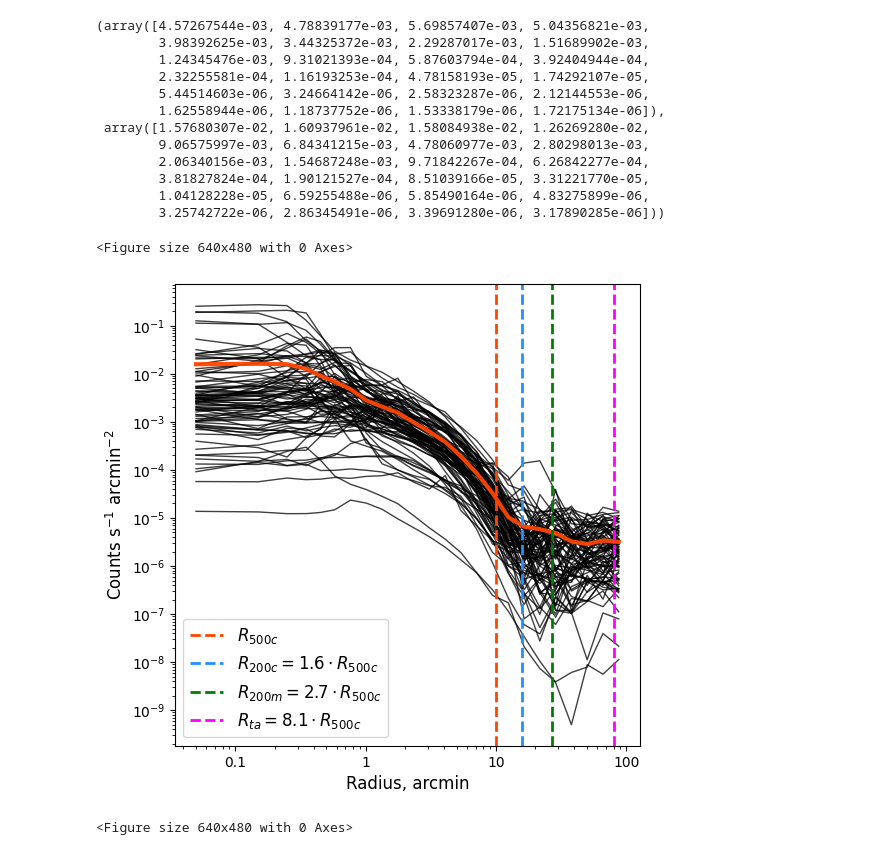
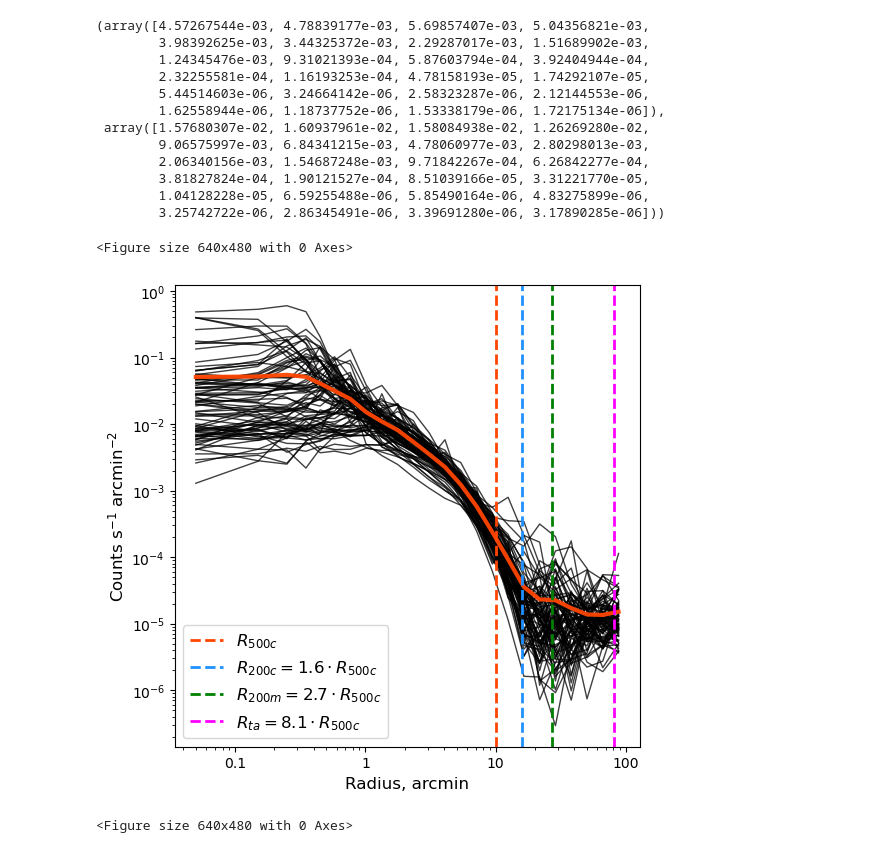
Before and after one commit to pi4imu/stacking, a Jupyter notebook: stacking_new.ipynb, the cells around one changed output. Cells and saved outputs as stored; diff of their text form; code cells hidden in the pictures.

```diff
--- a/stacking_new.ipynb
+++ b/stacking_new.ipynb
@@ -889,5 +878,5 @@ array([[2.61641083e-02, 3.36909567e-02, 2.97610342e-02, ...,
 # %%
-yarkosti = pd.read_csv("brpr-masked.csv", sep='\s+', header=None, index_col=0)
+yarkosti = pd.read_csv("brpr-0323-masked.csv", sep='\\s+', header=None, index_col=0)
 yarkosti.index = np.array(clusters.index[:])
 print(len(yarkosti))
 #display(yarkosti)
@@ -926,8 +915,33 @@ num1, num2
         3.81827824e-04, 1.90121527e-04, 8.51039166e-05, 3.31221770e-05,
         1.04128228e-05, 6.59255488e-06, 5.85490164e-06, 4.83275899e-06,
         3.25742722e-06, 2.86345491e-06, 3.39691280e-06, 3.17890285e-06]))
+# %%
+R500S = []
+reds = []
+
+for c in clusters.index[:84]:
+
+    snap_id_str = binned_clusters[c][1]   # id of photon list
+
+    if snap_id_str == '124':
+        zslice = 0.174192889973847
+    elif snap_id_str == '128':
+        zslice = 0.13708140389145
+    elif snap_id_str == '132':
+        zslice = 0.101142861718869
+    elif snap_id_str == '136':
+        zslice = 0.0663401914452304
+    elif snap_id_str == '140':
+        zslice = 0.032637492755919
+
+    cc = clusters.loc[c]
+    ztrue = cc["z_true"]
+    R_500 = cc["R500"]/0.704/(1+zslice)  # kpc
+
+    R500S.append(R_500)
+    reds.append(ztrue)
 # %%
-%run -i 'utils/scripts.py'
+%run -i 'utils/scripts_stacking.py'
 
 plt.figure(figsize=(6, 6))
 
@@ -948,6 +962,11 @@ for i in range(0, len(yarkosti_84[::])):
         llww=0
     else:
         llww=1
+
+    f1 = 1000/R500S[i]
+    f2 = E(reds[i])**(-4)*(1+reds[i])**3
+    factor = f1*f2
+    one = one*factor
 
     yar = yar + one
 
@@ -960,35 +979,35 @@ for i in range(0, len(yarkosti_84[::])):
              color='black')
 
 plt.plot(np.array(setka)/r500r*(10*998/1000),
          np.array(yar)/84,
          linewidth=3, marker='.',
          markersize=0, alpha=0.95,
          color='orangered')
 
 #plt.errorbar(np.array(setka)/r500r*(10*998/1000),
 #             np.array(yar)/84,
 #             xerr=err/r500r*(10*998/1000),
 #             linewidth=0, marker='.',
 #             markersize=3, alpha=0.95,
 #             elinewidth=1, capsize=0, color='orangered')
 
 plt.xlabel("Radius, arcmin", fontsize=12)  # "Radius in units of $R_{500}$")
 plt.ylabel("Counts s$^{{-1}}$ arcmin$^{{-2}}$", fontsize=12) # "Brightness in relative units")
 
 plt.xscale("log")
 plt.yscale("log")
 
 plt.axvline(10*998/1000, linestyle='--', color='orangered', label='$R_{500c}$', lw=2)
-plt.axvline(10*998/1000*1.6, linestyle='--', color='dodgerblue', label='$R_{200c} = 1.6 \cdot R_{500c}$', lw=2)
-plt.axvline(10*998/1000*2.7, linestyle='--', color='green', label='$R_{200m} = 2.7 \cdot R_{500c}$', lw=2)
-plt.axvline(10*998/1000*8.1, linestyle='--', color='magenta', label='$R_{ta} = 8.1 \cdot R_{500c}$', lw=2)
+plt.axvline(10*998/1000*1.6, linestyle='--', color='dodgerblue', label='$R_{200c} = 1.6 \\cdot R_{500c}$', lw=2)
+plt.axvline(10*998/1000*2.7, linestyle='--', color='green', label='$R_{200m} = 2.7 \\cdot R_{500c}$', lw=2)
+plt.axvline(10*998/1000*8.1, linestyle='--', color='magenta', label='$R_{ta} = 8.1 \\cdot R_{500c}$', lw=2)
 
 #plt.ylim(1e-8, 4e-2)
 
 plt.legend(loc=3, fontsize=12)
 plt.xticks([0.1, 1, 10, 100], [0.1, 1, 10, 100])
 plt.gca().set_aspect('auto', 'box')
 # %% [output]
 <Figure size 640x480 with 0 Axes>
-[figure, old version]
+[figure, new version]
 # %%
```
Also changed, not shown: parts of 37 cells of this notebook, 3 other files.
